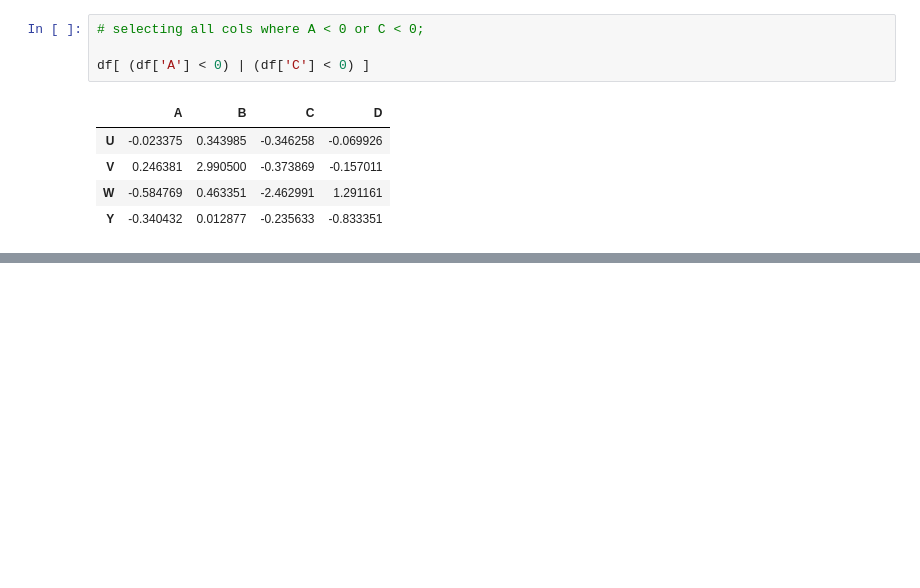
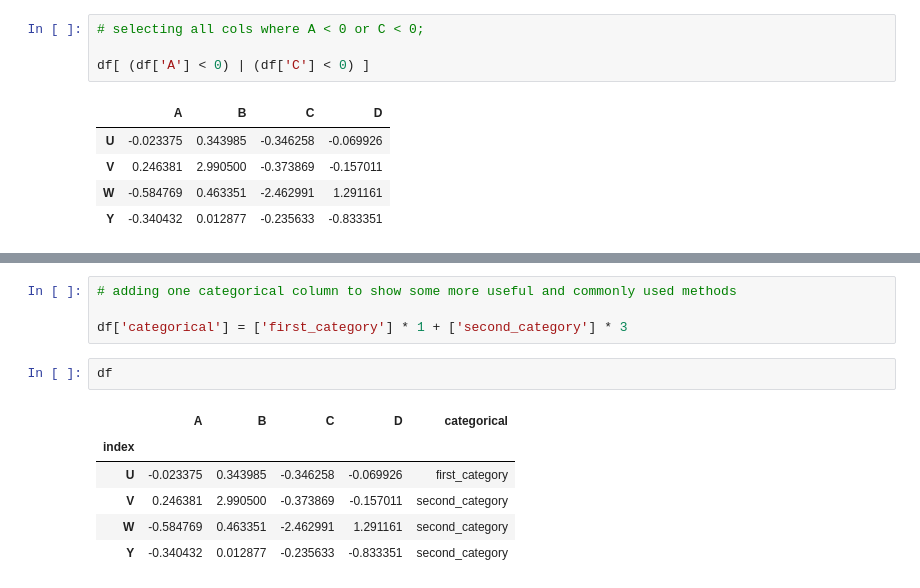
Before and after one commit to mahesh-keswani/ML-DL-FromBasicsToAdvance, a Jupyter notebook: pandas_basics/dataframe-basics.ipynb, the cells around one changed output, grey strips where cells are left out. Cells and saved outputs as stored; diff of their text form; blank space fills up the shorter version.

```diff
--- a/pandas_basics/dataframe-basics.ipynb
+++ b/pandas_basics/dataframe-basics.ipynb
@@ -218,0 +284,13 @@ df[ (df['A'] < 0) | (df['C'] < 0) ]
+# %%
+# adding one categorical column to show some more useful and commonly used methods
+
+df['categorical'] = ['first_category'] * 1 + ['second_category'] * 3
+# %%
+df
+# %% [output]
+|  | A | B | C | D | categorical |
+| index |  |  |  |  |  |
+| U | -0.023375 | 0.343985 | -0.346258 | -0.069926 | first_category |
+| V | 0.246381 | 2.990500 | -0.373869 | -0.157011 | second_category |
+| W | -0.584769 | 0.463351 | -2.462991 | 1.291161 | second_category |
+| Y | -0.340432 | 0.012877 | -0.235633 | -0.833351 | second_category |
```
Also changed, not shown: parts of 9 cells of this notebook.
